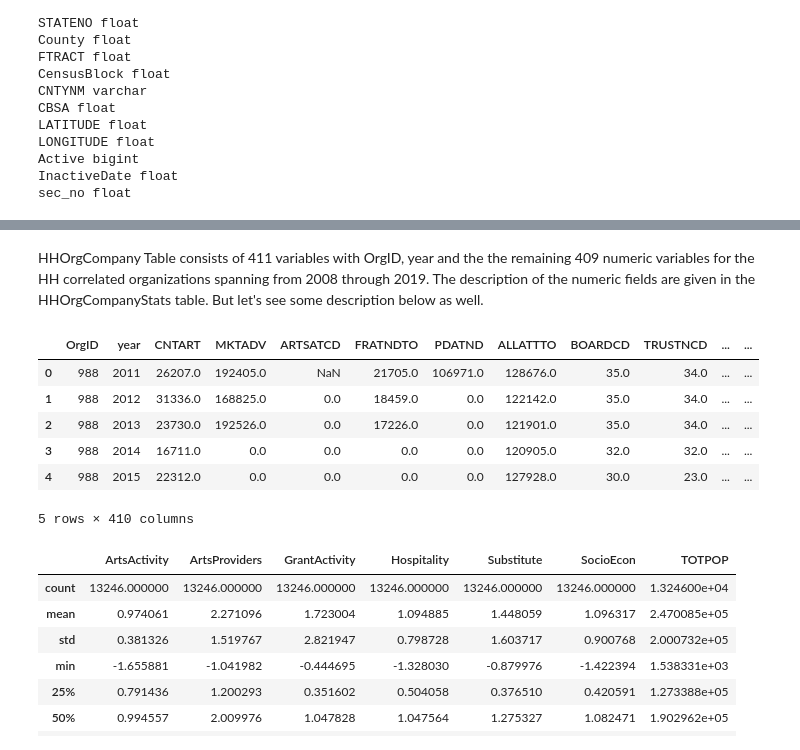
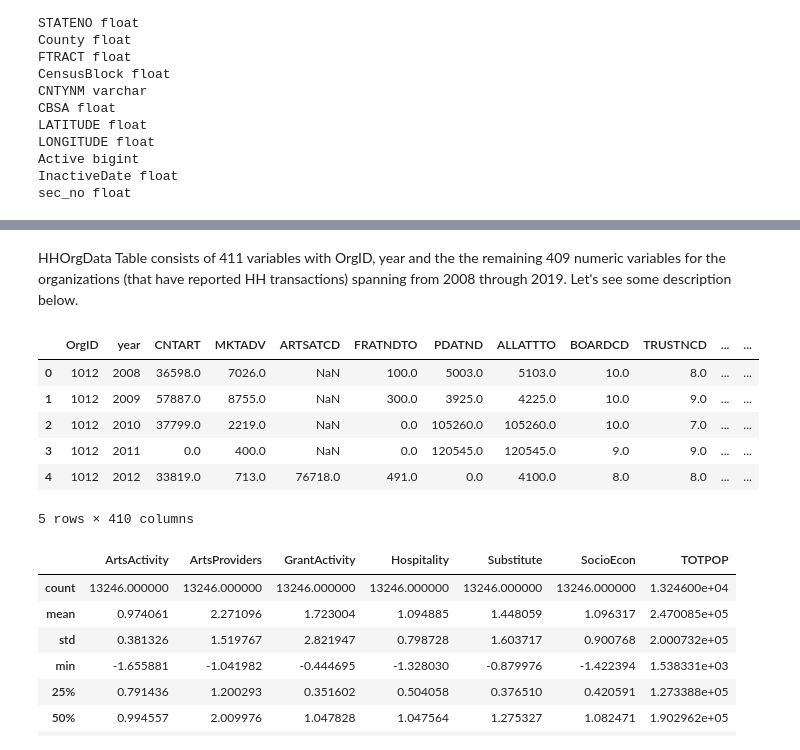
Before and after one commit to gdhungana/cdp-proc, a Jupyter notebook: docs/HH_Census_datasets_DataArts.ipynb, the cells around one changed output, grey strips where cells are left out. Saved outputs shown, nothing was run; the diff lists cells and outputs as text; code cells hidden in the pictures.

```diff
--- a/docs/HH_Census_datasets_DataArts.ipynb
+++ b/docs/HH_Census_datasets_DataArts.ipynb
@@ -22,14 +22,14 @@ hhpwd=os.environ['HHPWD']
 #- in python one can use pyodbc or create an engine using sqlalchemy
 driver='/usr/local/lib/libmsodbcsql.17.dylib' #- local odbc drive
 server='129.119.63.219'
-dbname='HHDB'
+dbname='OrgDB'
 port=1433
-cnxnHH=pyodbc.connect(driver=driver,server=server,database=dbname,uid=hhuid,\
+cnxnOrg=pyodbc.connect(driver=driver,server=server,database=dbname,uid=hhuid,\
                        pwd=hhpwd,port=port)
 # %% [markdown]
 Check the tables in the database
 # %%
-cursor = cnxnHH.cursor()
+cursor = cnxnOrg.cursor()
 for row in cursor.tables(tableType='TABLE'):
     if row[1]=='dbo': #- avoiding system tables
         print(row[2])
@@ -217,17 +141,17 @@ MKTSAT float
 # %% [markdown]
-HHOrgCompany Table consists of 411 variables with OrgID, year and the the remaining 409 numeric variables for the HH correlated organizations spanning from 2008 through 2019. The description of the numeric fields are given in the HHOrgCompanyStats table. But let's see some description below as well.
+HHOrgData Table consists of 411 variables with OrgID, year and the the remaining 409 numeric variables for the organizations (that have reported HH transactions) spanning from 2008 through 2019. Let's see some description below.
 # %%
-#Load the HH ORg company data
-sqlquery='select * from HHOrgCompany'
-HHcompDF=load_data(cnxnHH,sqlquery)
+#Load the HH ORg data
+sqlquery='select * from HHOrgData'
+HHcompDF=load_data(cnxnOrg,sqlquery)
 HHcompDF.head()
 # %% [output]
 |  | OrgID | year | CNTART | MKTADV | ARTSATCD | FRATNDTO | PDATND | ALLATTTO | BOARDCD | TRUSTNCD | ... | ... |
-| 0 | 988 | 2011 | 26207.0 | 192405.0 | NaN | 21705.0 | 106971.0 | 128676.0 | 35.0 | 34.0 | ... | ... |
-| 1 | 988 | 2012 | 31336.0 | 168825.0 | 0.0 | 18459.0 | 0.0 | 122142.0 | 35.0 | 34.0 | ... | ... |
-| 2 | 988 | 2013 | 23730.0 | 192526.0 | 0.0 | 17226.0 | 0.0 | 121901.0 | 35.0 | 34.0 | ... | ... |
-| 3 | 988 | 2014 | 16711.0 | 0.0 | 0.0 | 0.0 | 0.0 | 120905.0 | 32.0 | 32.0 | ... | ... |
-| 4 | 988 | 2015 | 22312.0 | 0.0 | 0.0 | 0.0 | 0.0 | 127928.0 | 30.0 | 23.0 | ... | ... |
+| 0 | 1012 | 2008 | 36598.0 | 7026.0 | NaN | 100.0 | 5003.0 | 5103.0 | 10.0 | 8.0 | ... | ... |
+| 1 | 1012 | 2009 | 57887.0 | 8755.0 | NaN | 300.0 | 3925.0 | 4225.0 | 10.0 | 9.0 | ... | ... |
+| 2 | 1012 | 2010 | 37799.0 | 2219.0 | NaN | 0.0 | 105260.0 | 105260.0 | 10.0 | 7.0 | ... | ... |
+| 3 | 1012 | 2011 | 0.0 | 400.0 | NaN | 0.0 | 120545.0 | 120545.0 | 9.0 | 9.0 | ... | ... |
+| 4 | 1012 | 2012 | 33819.0 | 713.0 | 76718.0 | 491.0 | 0.0 | 4100.0 | 8.0 | 8.0 | ... | ... |
 5 rows × 410 columns
 # %%
 #- For display, let's take a subset and look at some correlation
```
Also changed, not shown: parts of 39 cells of this notebook, 1 other file.
